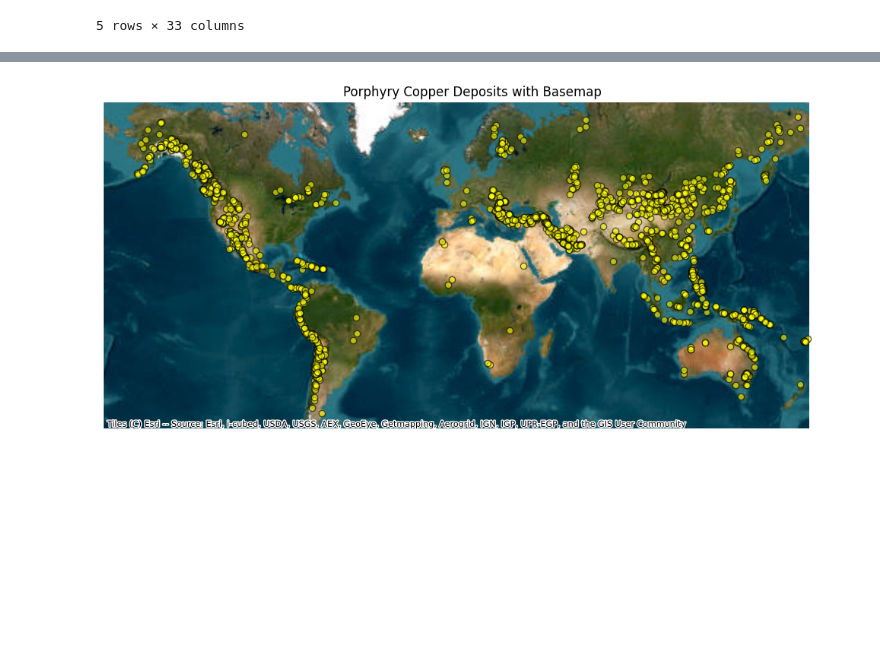
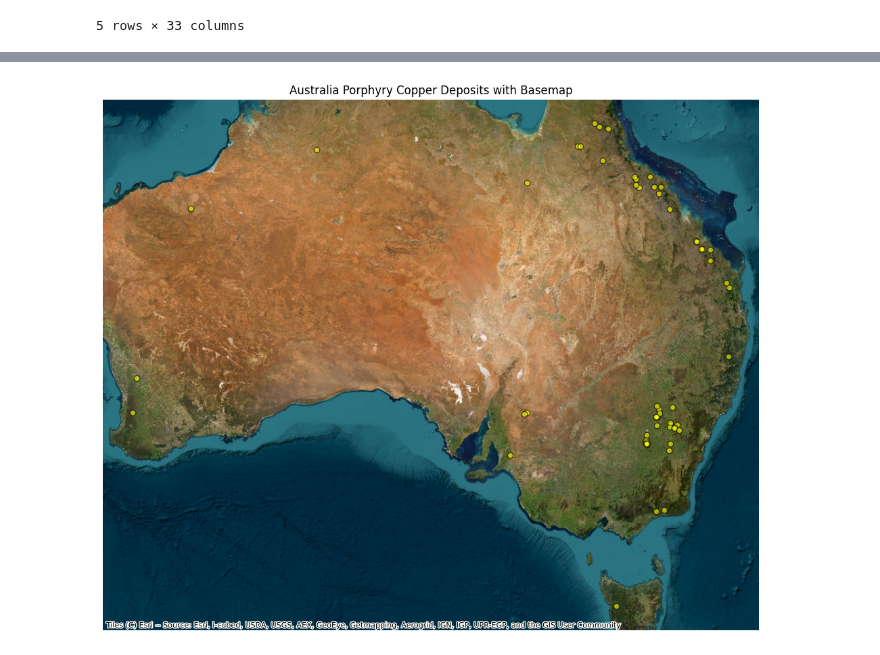
Before and after one commit to FengmingJiang/CS25_CopperCoreAI_ML, a Jupyter notebook: notebooks/01_data_exploration_porphyry_datasheet.ipynb, the cells around one changed output, grey strips where cells are left out. Saved outputs shown, nothing was run; the diff lists cells and outputs as text; code cells hidden in the pictures; blank space fills up the shorter version.

```diff
--- a/notebooks/01_data_exploration_porphyry_datasheet.ipynb
+++ b/notebooks/01_data_exploration_porphyry_datasheet.ipynb
@@ -59,23 +131,26 @@ dtype: int64
+# %%
+# filter the data for Australia
+australia_porphyry_data = df[df['COUNTRY'] == 'Australia']
+australia_porphyry_copper_data = australia_porphyry_data[australia_porphyry_data['CMMI_DEPOSIT_TYPE'] == 'Porphyry copper']
 # %%
 import geopandas as gpd
 import matplotlib.pyplot as plt
 import contextily as ctx
 from shapely.geometry import Point
 
-df = df.dropna(subset=['LONGITUDE', 'LATITUDE'])
-geometry = [Point(xy) for xy in zip(df['LONGITUDE'], df['LATITUDE'])]
-gdf = gpd.GeoDataFrame(df, geometry=geometry, crs='EPSG:4326')
+geometry = [Point(xy) for xy in zip(australia_porphyry_copper_data['LONGITUDE'], australia_porphyry_copper_data['LATITUDE'])]
+gdf = gpd.GeoDataFrame(australia_porphyry_copper_data, geometry=geometry, crs='EPSG:4326')
 
 gdf_web = gdf.to_crs(epsg=3857)
 
 fig, ax = plt.subplots(figsize=(10, 10))
 gdf_web.plot(ax=ax, alpha=0.6, color='yellow', edgecolor='k')
 
 ctx.add_basemap(ax, source=ctx.providers.Esri.WorldImagery)
 
-ax.set_title('Porphyry Copper Deposits with Basemap')
+ax.set_title('Australia Porphyry Copper Deposits with Basemap')
 ax.set_axis_off()
 plt.tight_layout()
 plt.show()
 # %% [output]
-[figure, old version]
+[figure, new version]
```
Also changed, not shown: parts of 9 cells of this notebook, 4 other files.
